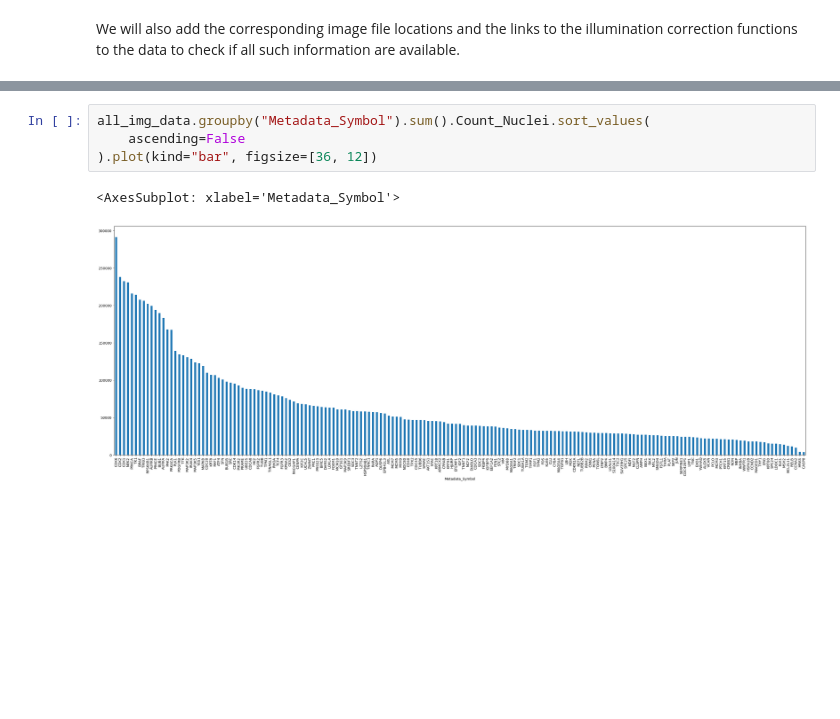
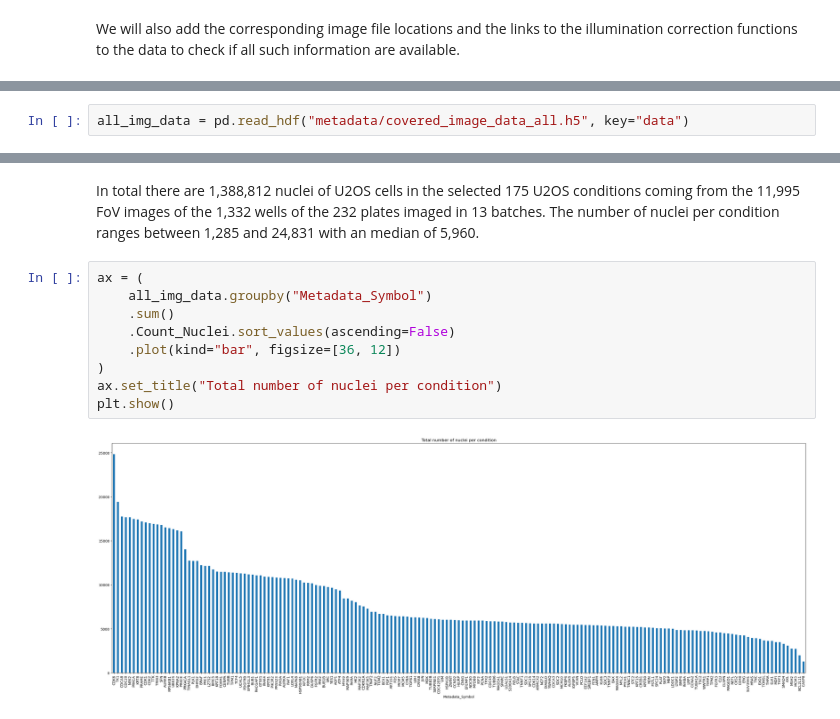
Before and after one commit to dpaysan/jump_datasets, a Jupyter notebook: data_exploration.ipynb, the cells around one changed output, grey strips where cells are left out. Cells and saved outputs as stored; diff of their text form; blank space fills up the shorter version.

```diff
--- a/data_exploration.ipynb
+++ b/data_exploration.ipynb
@@ -319,0 +366,2 @@ map directly to c-types [inferred_type->mixed,key->block2_values] [items->Index(
+# %%
+all_img_data = pd.read_hdf("metadata/covered_image_data_all.h5", key="data")
@@ -320,8 +410,14 @@ map directly to c-types [inferred_type->mixed,key->block2_values] [items->Index(
+# %% [markdown]
+In total there are 1,388,812 nuclei of U2OS cells in the selected 175 U2OS conditions coming from the 11,995 FoV images of the 1,332 wells of the 232 plates imaged in 13 batches. The number of nuclei per condition ranges between 1,285 and 24,831 with an median of 5,960.
 # %%
-all_img_data.groupby("Metadata_Symbol").sum().Count_Nuclei.sort_values(
-    ascending=False
-).plot(kind="bar", figsize=[36, 12])
+ax = (
+    all_img_data.groupby("Metadata_Symbol")
+    .sum()
+    .Count_Nuclei.sort_values(ascending=False)
+    .plot(kind="bar", figsize=[36, 12])
+)
+ax.set_title("Total number of nuclei per condition")
+plt.show()
 # %% [output]
-<AxesSubplot: xlabel='Metadata_Symbol'>
-[figure, old version]
+[figure, new version]
 [interactive output not drawn]
```
Also changed, not shown: parts of 48 cells of this notebook, 1 other file.
